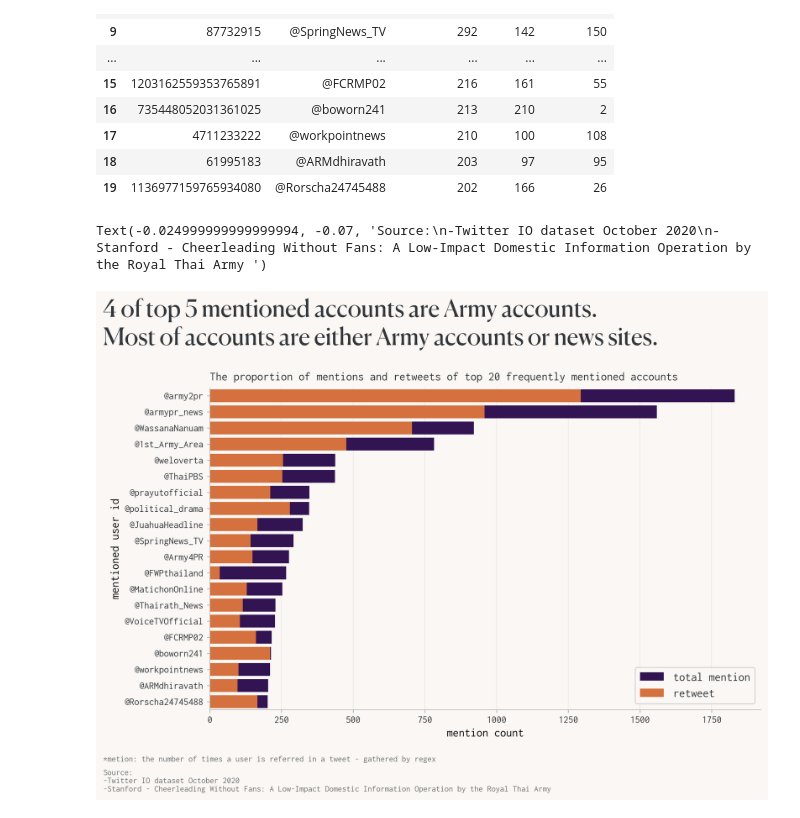
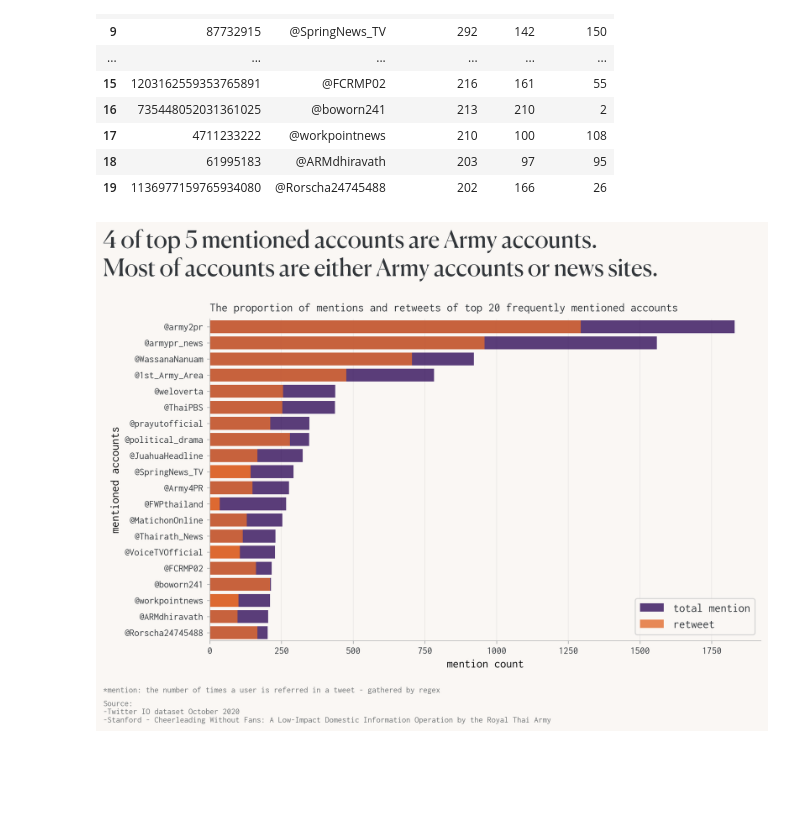
Before and after one commit to chuan-khuna/twitter-io-visualisation, a Jupyter notebook: v01-the-proportion-of-RT-mentions.ipynb, the cells around one changed output. Cells and saved outputs as stored; diff of their text form; code cells hidden in the pictures; blank space fills up the shorter version.

```diff
--- a/v01-the-proportion-of-RT-mentions.ipynb
+++ b/v01-the-proportion-of-RT-mentions.ipynb
@@ -79,10 +79,10 @@ fig = plt.figure(figsize=(10, 6))
 colours = sns.color_palette('inferno', 5)
 
 bar = sns.barplot(df.head(top)['mention_freq'], y=df.head(top)['user_id'],
-            color=colours[0], label='total mention')
+            color=colours[0], label='total mention', saturation=0.9, alpha=0.8)
 
 sns.barplot(df.head(top)['RT_freq'], y=df.head(top)['user_id'],
-            color=colours[3], label='retweet')
+            color=colours[3], label='retweet', saturation=0.9, alpha=0.8)
 
 
 # sns.barplot(df.head(top)['reply_freq'], y=df.head(top)['user_id'],
@@ -93,36 +93,37 @@ df['RT1'] = df['RT_freq']
 df.loc[(df[df['RT_freq'] > df['reply_freq']]).index, 'RT1'] = np.nan
 
 sns.barplot(df.head(top)['RT1'], y=df.head(top)['user_id'],
-            color=colours[3])
+            color=colours[3], saturation=0.9, alpha=0.8)
 
 df.drop(columns=['RT1'], inplace=True)
 
 
 ax = plt.gca()
 
 plt.legend()
 plt.title(f"The proportion of mentions and retweets of top {top} frequently mentioned accounts")
 plt.xlabel('mention count')
-plt.ylabel('mentioned user id')
+plt.ylabel('mentioned accounts')
 
 fig.suptitle("4 of top 5 mentioned accounts are Army accounts.\nMost of accounts are either Army accounts or news sites.",
             ha='left', va='bottom',
              x=ax.get_position().x0-0.15, y=ax.get_position().y1*1.1,
              fontsize=15*1.618,
              fontfamily="Canela"
             )
 
 plt.figtext(x=ax.get_position().x0-0.15, y=ax.get_position().y0-0.125,
            s="*mention: the number of times a user is referred in a tweet - gathered by regex",
            fontsize=14/1.618, color=_30k_text_palette_dict['text_lighter1'],
             ha='left', va='bottom'
            )
 
 plt.figtext(x=ax.get_position().x0-0.15, y=ax.get_position().y0-0.195,
            s="Source:\n-Twitter IO dataset October 2020\n-Stanford - Cheerleading Without Fans: A Low-Impact Domestic Information Operation by the Royal Thai Army " ,
            fontsize=14/1.618, color=_30k_text_palette_dict['text_lighter1'],
             ha='left', va='bottom'
            )
+
+plt.show()
 # %% [output]
-Text(-0.024999999999999994, -0.07, 'Source:\n-Twitter IO dataset October 2020\n-Stanford - Cheerleading Without Fans: A Low-Impact Domestic Information Operation by the Royal Thai Army ')
-[figure, old version]
+[figure, new version]
```
Also changed, not shown: 1 other file.
